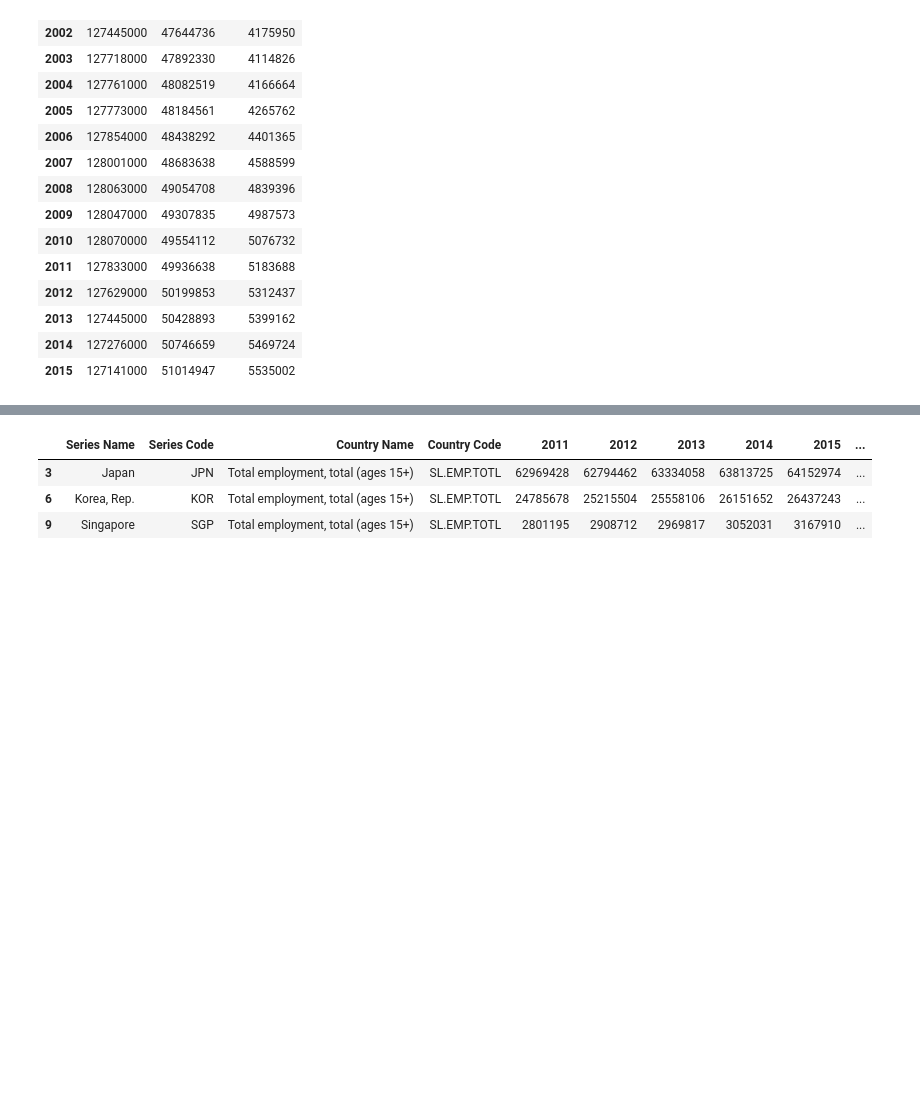
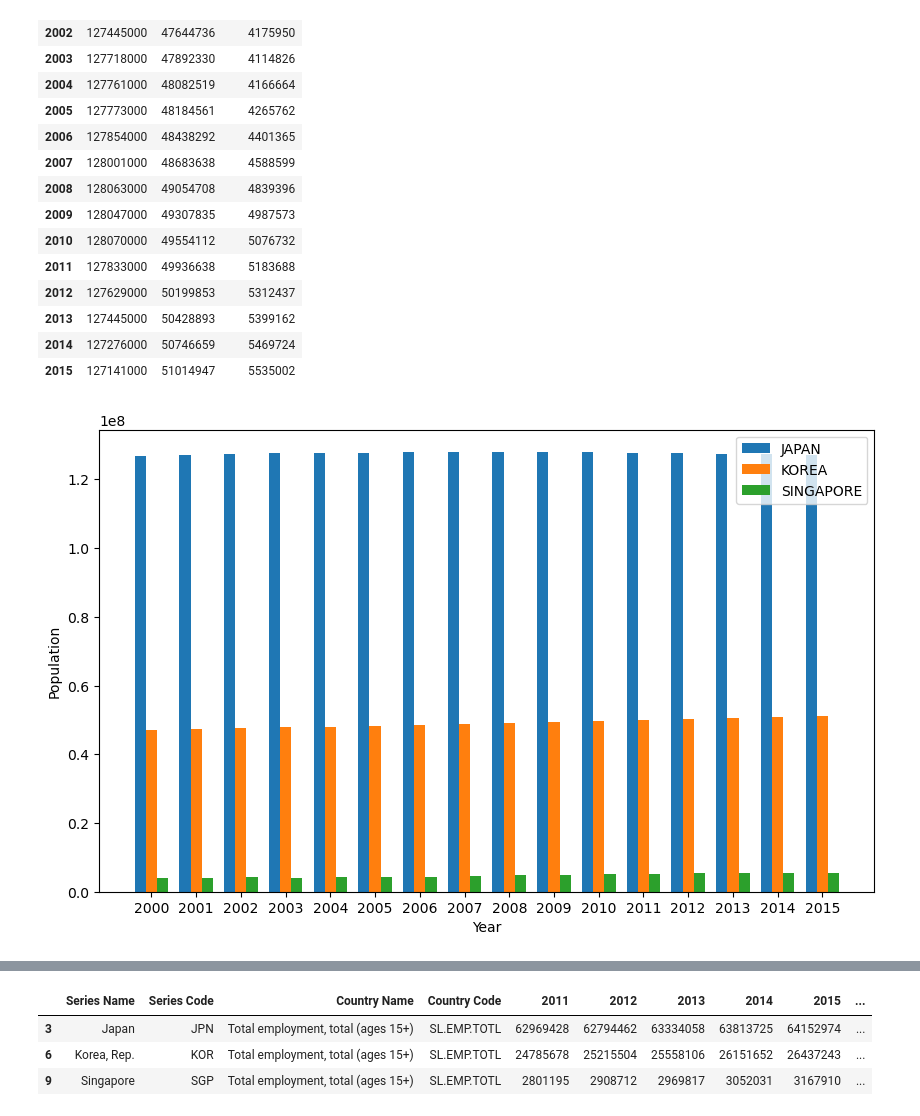
Before and after one commit to Dolly0106/RL, a Jupyter notebook: HW2.ipynb, the cells around one changed output, grey strips where cells are left out. Saved outputs shown, nothing was run; the diff lists cells and outputs as text; code cells hidden in the pictures; blank space fills up the shorter version.

```diff
--- a/HW2.ipynb
+++ b/HW2.ipynb
@@ -65,3 +68,48 @@ df
 | 2013 | 127445000 | 50428893 | 5399162 |
 | 2014 | 127276000 | 50746659 | 5469724 |
 | 2015 | 127141000 | 51014947 | 5535002 |
+# %%
+import matplotlib.pyplot as plt
+
+
+# 將 'JAPAN' 列的數據轉換為浮點數
+df['JAPAN'] = df['JAPAN'].astype(float)
+# 將 'KOREA' 列的數據轉換為浮點數
+df['KOREA'] = df['KOREA'].astype(float)
+# 將 'SINGAPORE' 列的數據轉換為浮點數
+df['SINGAPORE'] = df['SINGAPORE'].astype(float)
+
+# 設定長條圖的寬度
+bar_width = 0.25
+
+# 為每個國家的數據設定不同的 x 軸位置
+r1 = np.arange(len(df.index))
+r2 = [x + bar_width for x in r1]
+r3 = [x + bar_width for x in r2]
+
+# 繪製長條圖
+plt.figure(figsize=(10, 6))
+
+# 繪製日本的人口數據
+plt.bar(r1, df['JAPAN'], width=bar_width, label='JAPAN')
+
+# 繪製韓國的人口數據
+plt.bar(r2, df['KOREA'], width=bar_width, label='KOREA')
+
+# 繪製新加坡的人口數據
+plt.bar(r3, df['SINGAPORE'], width=bar_width, label='SINGAPORE')
+
+# 添加圖例
+plt.legend()
+
+# 設定 x 軸和 y 軸的標籤
+plt.xlabel('Year')
+plt.ylabel('Population')
+
+# 設定 x 軸的刻度位置和標籤
+plt.xticks([r + bar_width for r in range(len(df.index))], df.index)
+
+# 顯示圖表
+plt.show()
+# %% [output]
+[figure, added]
```
Also changed, not shown: parts of 17 cells of this notebook, 1 other file.
